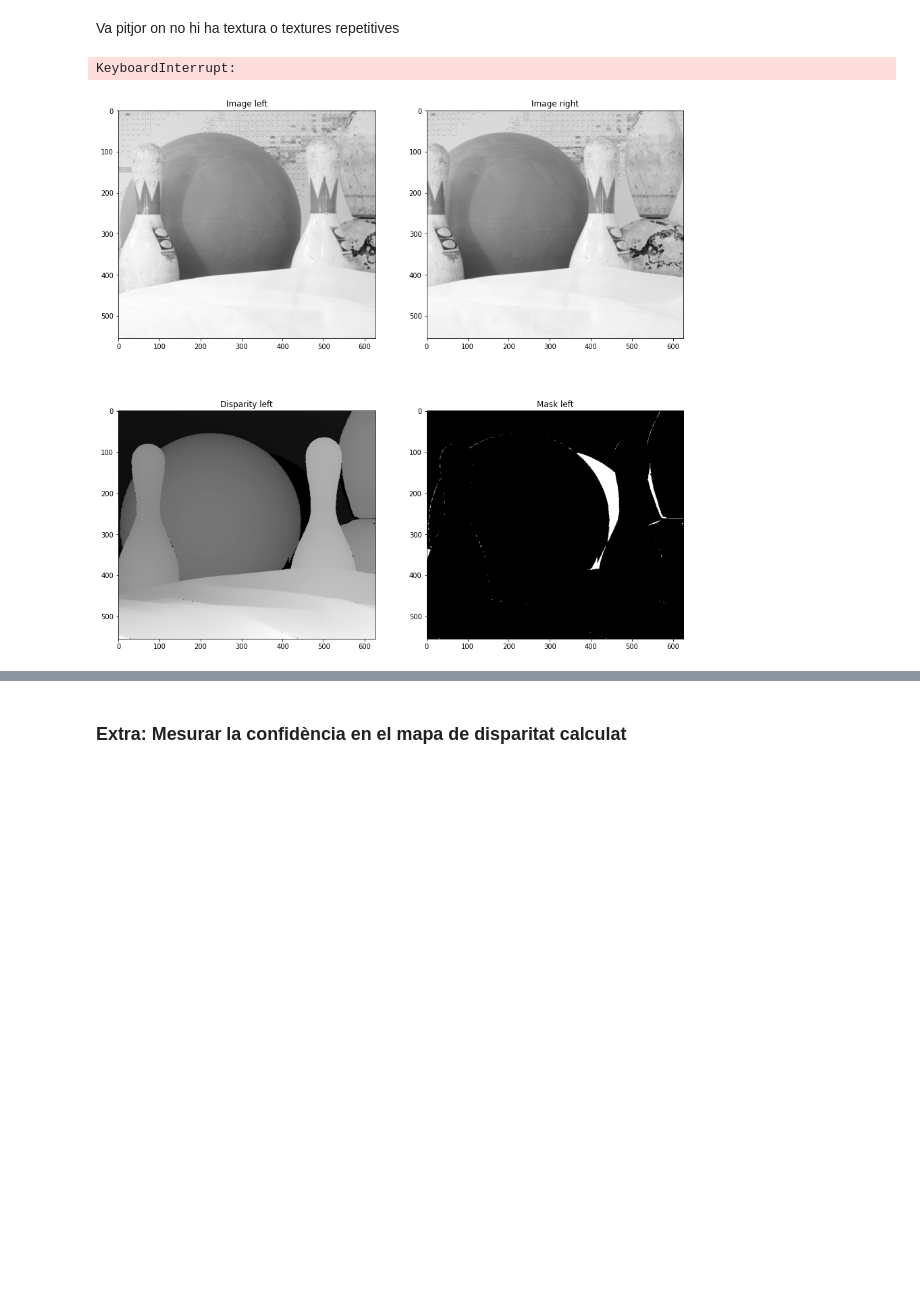
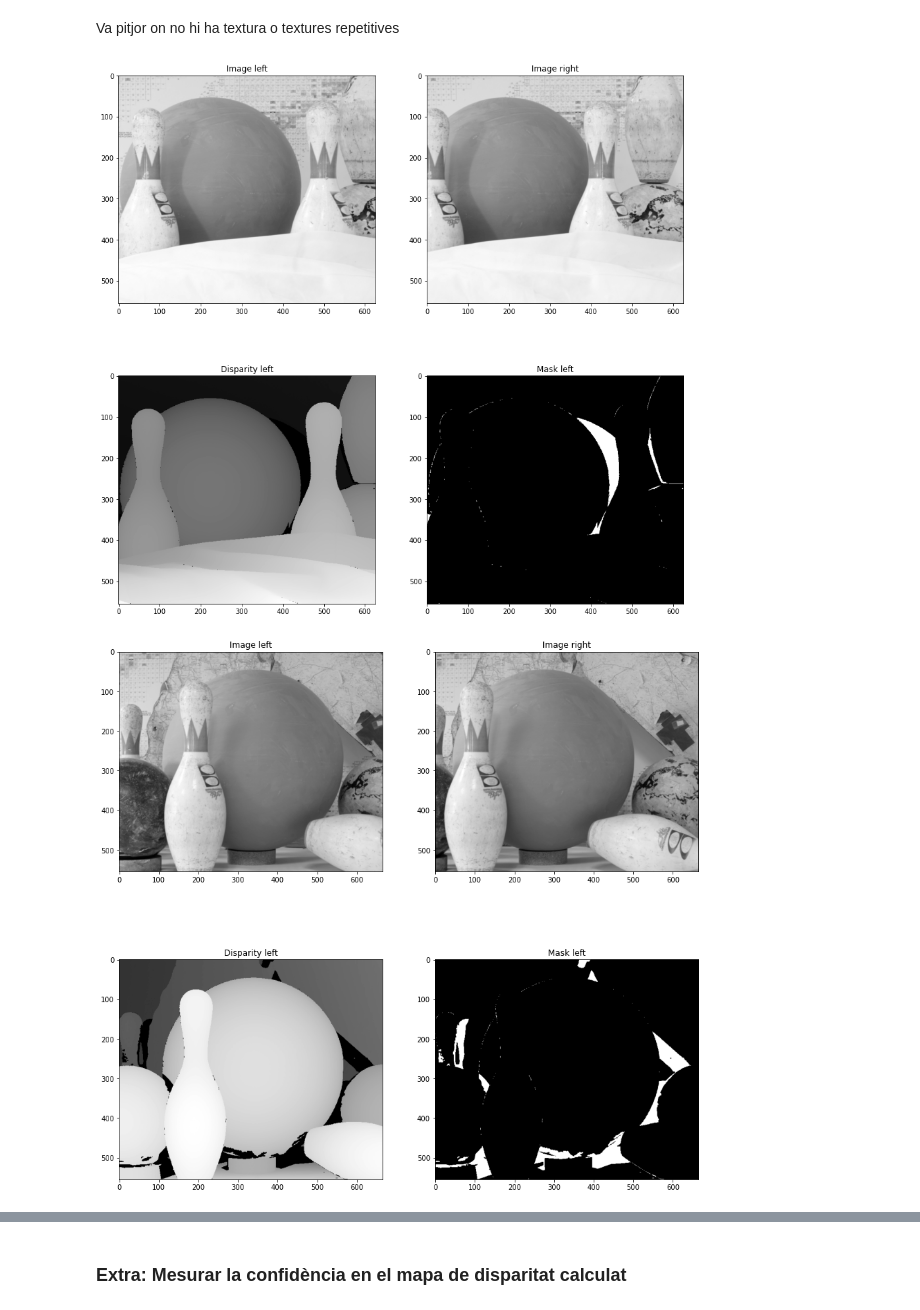
Before and after one commit to Stebf-22/CV---Notebooks, a Jupyter notebook: Practica 04/practica04.ipynb, the cells around one changed output, grey strips where cells are left out. Saved outputs shown, nothing was run; the diff lists cells and outputs as text; code cells hidden in the pictures; blank space fills up the shorter version.

```diff
--- a/Practica 04/practica04.ipynb
+++ b/Practica 04/practica04.ipynb
@@ -210,6 +223,6 @@ def results_analysis(dataset, kernels = 27, prefilter = False, show = False):
 # %%
 #testear con datasets = 'Bowling1', 'Bowling2', Flowerpots, Rocks1, Rocks2 (o algunos si quieres)
-results_analysis('Bowling1', kernels = 27, prefilter = False,  show = True)
+results_analysis(['Bowling1', 'Bowling2', 'Flowerpots', 'Rocks1', 'Rocks2'], kernels = 27, prefilter = False,  show = True)
 # %% [output]
-KeyboardInterrupt:
 [figure]
+[figure, added]
```
Also changed, not shown: parts of 8 cells of this notebook.
